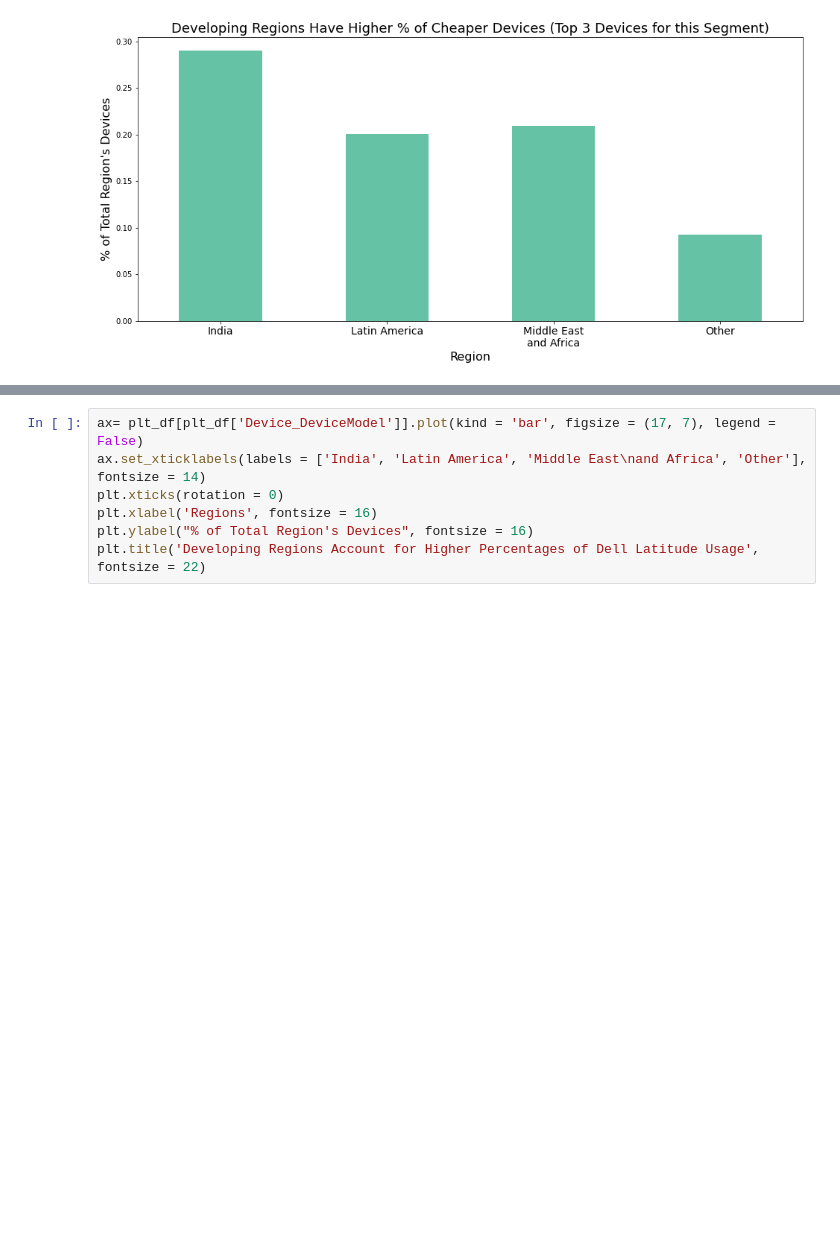
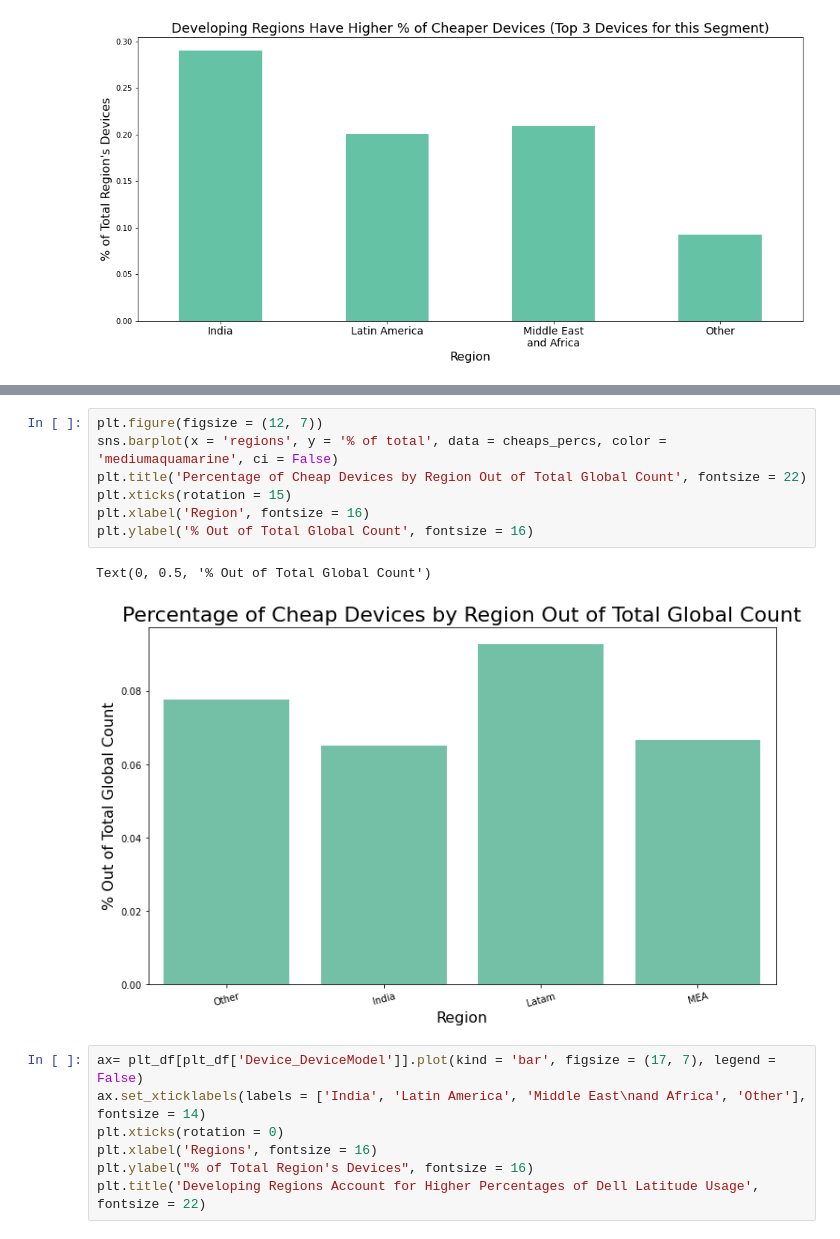
Before and after one commit to sam-cannon/X, a Jupyter notebook: Outlook Driver Anlaysis.ipynb, the cells around one changed output, grey strips where cells are left out. Cells and saved outputs as stored; diff of their text form; blank space fills up the shorter version.

```diff
--- a/Outlook Driver Anlaysis.ipynb
+++ b/Outlook Driver Anlaysis.ipynb
@@ -1244,3 +1300,13 @@ Text(0.5, 1.0, 'Developing Regions Have Higher % of Cheaper Devices (Top 3 Devic
+# %%
+plt.figure(figsize = (12, 7))
+sns.barplot(x = 'regions', y = '% of total', data = cheaps_percs, color = 'mediumaquamarine', ci = False)
+plt.title('Percentage of Cheap Devices by Region Out of Total Global Count', fontsize = 22)
+plt.xticks(rotation = 15)
+plt.xlabel('Region', fontsize = 16)
+plt.ylabel('% Out of Total Global Count', fontsize = 16)
+# %% [output]
+Text(0, 0.5, '% Out of Total Global Count')
+[figure, added]
 # %%
 ax= plt_df[plt_df['Device_DeviceModel']].plot(kind = 'bar', figsize = (17, 7), legend = False)
 ax.set_xticklabels(labels = ['India', 'Latin America', 'Middle East\nand Africa', 'Other'], fontsize = 14)
```
Also changed, not shown: parts of 24 cells of this notebook.
